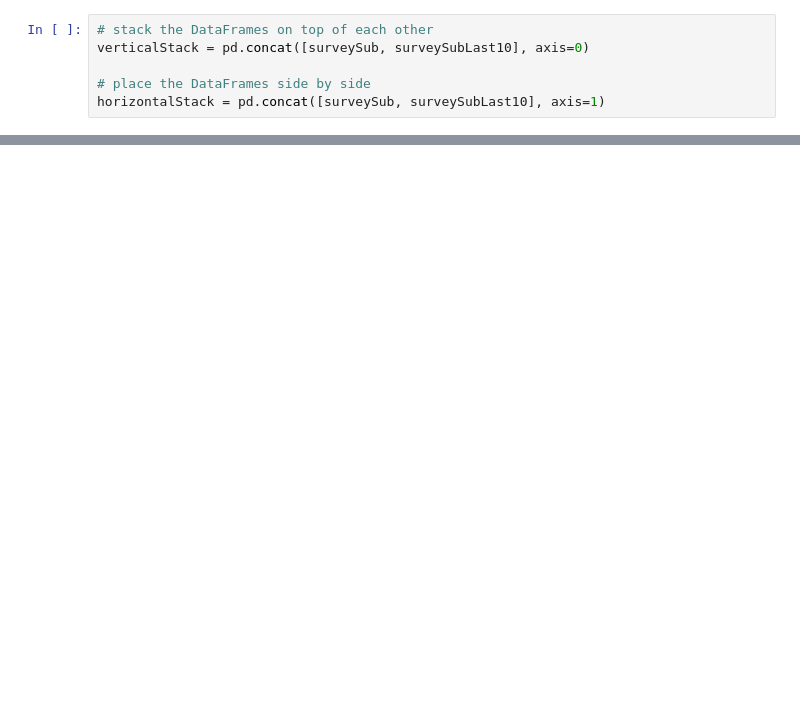
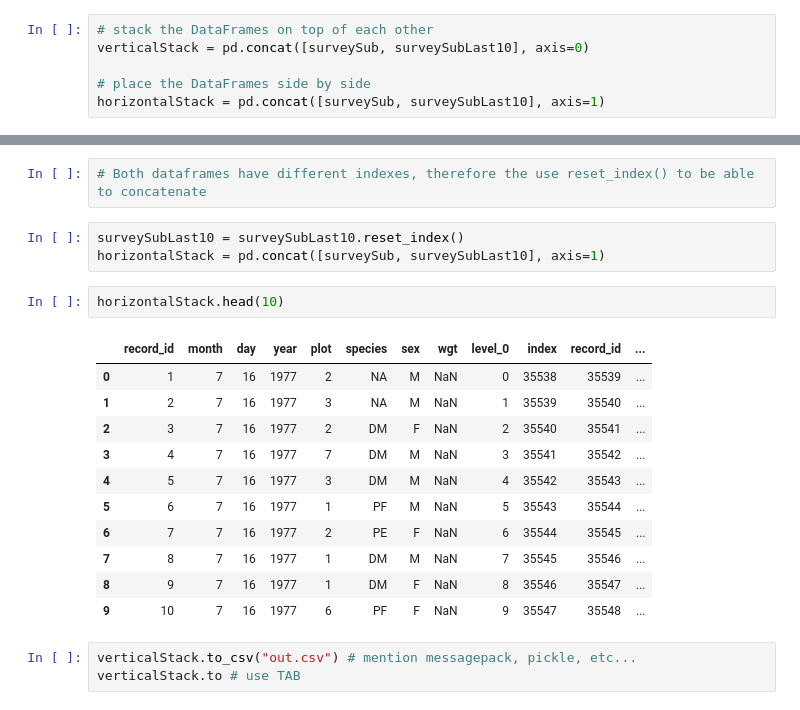
Before and after one commit to pythonkurs/2015-11-30-swc_data, a Jupyter notebook: python-ecology.ipynb, the cells around one changed output, grey strips where cells are left out. Saved outputs shown, nothing was run; the diff lists cells and outputs as text; blank space fills up the shorter version.

```diff
--- a/python-ecology.ipynb
+++ b/python-ecology.ipynb
@@ -346,0 +367,22 @@ horizontalStack = pd.concat([surveySub, surveySubLast10], axis=1)
+# %%
+# Both dataframes have different indexes, therefore the use reset_index() to be able to concatenate
+# %%
+surveySubLast10 = surveySubLast10.reset_index()
+horizontalStack = pd.concat([surveySub, surveySubLast10], axis=1)
+# %%
+horizontalStack.head(10)
+# %% [output]
+|  | record_id | month | day | year | plot | species | sex | wgt | level_0 | index | record_id | ... |
+| 0 | 1 | 7 | 16 | 1977 | 2 | NA | M | NaN | 0 | 35538 | 35539 | ... |
+| 1 | 2 | 7 | 16 | 1977 | 3 | NA | M | NaN | 1 | 35539 | 35540 | ... |
+| 2 | 3 | 7 | 16 | 1977 | 2 | DM | F | NaN | 2 | 35540 | 35541 | ... |
+| 3 | 4 | 7 | 16 | 1977 | 7 | DM | M | NaN | 3 | 35541 | 35542 | ... |
+| 4 | 5 | 7 | 16 | 1977 | 3 | DM | M | NaN | 4 | 35542 | 35543 | ... |
+| 5 | 6 | 7 | 16 | 1977 | 1 | PF | M | NaN | 5 | 35543 | 35544 | ... |
+| 6 | 7 | 7 | 16 | 1977 | 2 | PE | F | NaN | 6 | 35544 | 35545 | ... |
+| 7 | 8 | 7 | 16 | 1977 | 1 | DM | M | NaN | 7 | 35545 | 35546 | ... |
+| 8 | 9 | 7 | 16 | 1977 | 1 | DM | F | NaN | 8 | 35546 | 35547 | ... |
+| 9 | 10 | 7 | 16 | 1977 | 6 | PF | F | NaN | 9 | 35547 | 35548 | ... |
+# %%
+verticalStack.to_csv("out.csv") # mention messagepack, pickle, etc...
+verticalStack.to # use TAB
```
Also changed, not shown: parts of 16 cells of this notebook.
